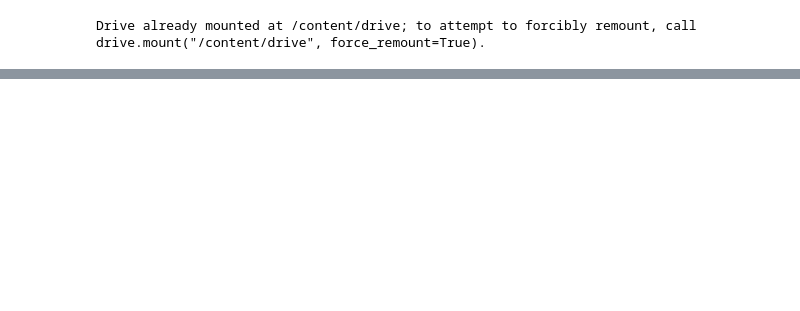
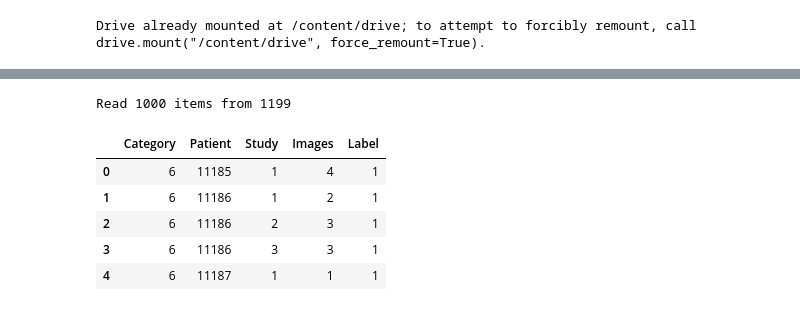
Before and after one commit to vladyorsh/bak, a Jupyter notebook: ra2.ipynb, the cells around one changed output, grey strips where cells are left out. Drawn from its saved outputs; the diff is of its cells as text; code cells hidden in the pictures; blank space fills up the shorter version.

```diff
--- a/ra2.ipynb
+++ b/ra2.ipynb
@@ -354,0 +153,11 @@ KeyboardInterrupt: ignored
+# %%
+val_metadata = parse_study_metadata('valid_labeled_studies.csv', count_images('valid_image_paths.csv'), True)
+val_metadata.head()
+# %% [output]
+Read 1000 items from 1199
+|  | Category | Patient | Study | Images | Label |
+| 0 | 6 | 11185 | 1 | 4 | 1 |
+| 1 | 6 | 11186 | 1 | 2 | 1 |
+| 2 | 6 | 11186 | 2 | 3 | 1 |
+| 3 | 6 | 11186 | 3 | 3 | 1 |
+| 4 | 6 | 11187 | 1 | 1 | 1 |
```
Also changed, not shown: parts of 53 cells of this notebook.
